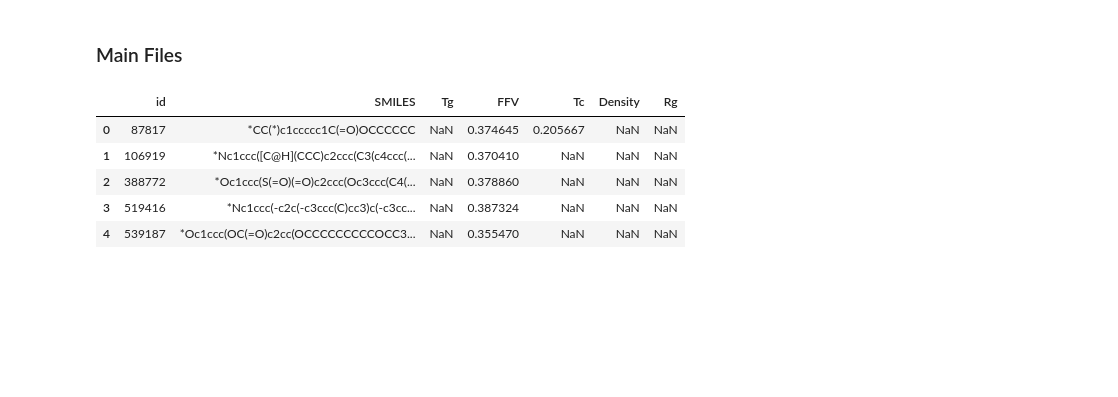
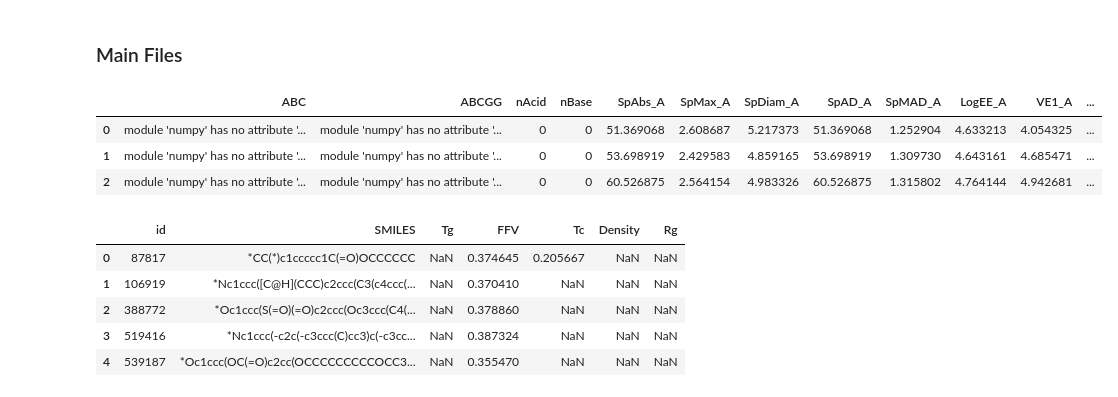
Before and after one commit to amoguscbd6969/polimer, a Jupyter notebook: baseline-copied.ipynb, the cells around one changed output. Saved outputs shown, nothing was run; the diff lists cells and outputs as text; code cells hidden in the pictures; blank space fills up the shorter version.

```diff
--- a/baseline-copied.ipynb
+++ b/baseline-copied.ipynb
@@ -140,6 +140,19 @@ train=pd.read_csv('/kaggle/input/neurips-open-polymer-prediction-2025/train.csv'
 test=pd.read_csv('/kaggle/input/neurips-open-polymer-prediction-2025/test.csv')
 ss=pd.read_csv('/kaggle/input/neurips-open-polymer-prediction-2025/sample_submission.csv')
 ID=test['id'].copy()
+# %%
+mols_test = [Chem.MolFromSmiles(s) for s in test.SMILES]
+
+# Initialize the Mordred Calculator
+calc = Calculator(descriptors, ignore_3D=True) # ignore_3D=True for 2D descriptors
+
+desc_test = calc.pandas(mols_test)
+desc_test.head()
+# %% [output]
+|  | ABC | ABCGG | nAcid | nBase | SpAbs_A | SpMax_A | SpDiam_A | SpAD_A | SpMAD_A | LogEE_A | VE1_A | ... |
+| 0 | module 'numpy' has no attribute '... | module 'numpy' has no attribute '... | 0 | 0 | 51.369068 | 2.608687 | 5.217373 | 51.369068 | 1.252904 | 4.633213 | 4.054325 | ... |
+| 1 | module 'numpy' has no attribute '... | module 'numpy' has no attribute '... | 0 | 0 | 53.698919 | 2.429583 | 4.859165 | 53.698919 | 1.309730 | 4.643161 | 4.685471 | ... |
+| 2 | module 'numpy' has no attribute '... | module 'numpy' has no attribute '... | 0 | 0 | 60.526875 | 2.564154 | 4.983326 | 60.526875 | 1.315802 | 4.764144 | 4.942681 | ... |
 # %%
 train.head()
 # %% [output]
```
Also changed, not shown: parts of 8 cells of this notebook.
